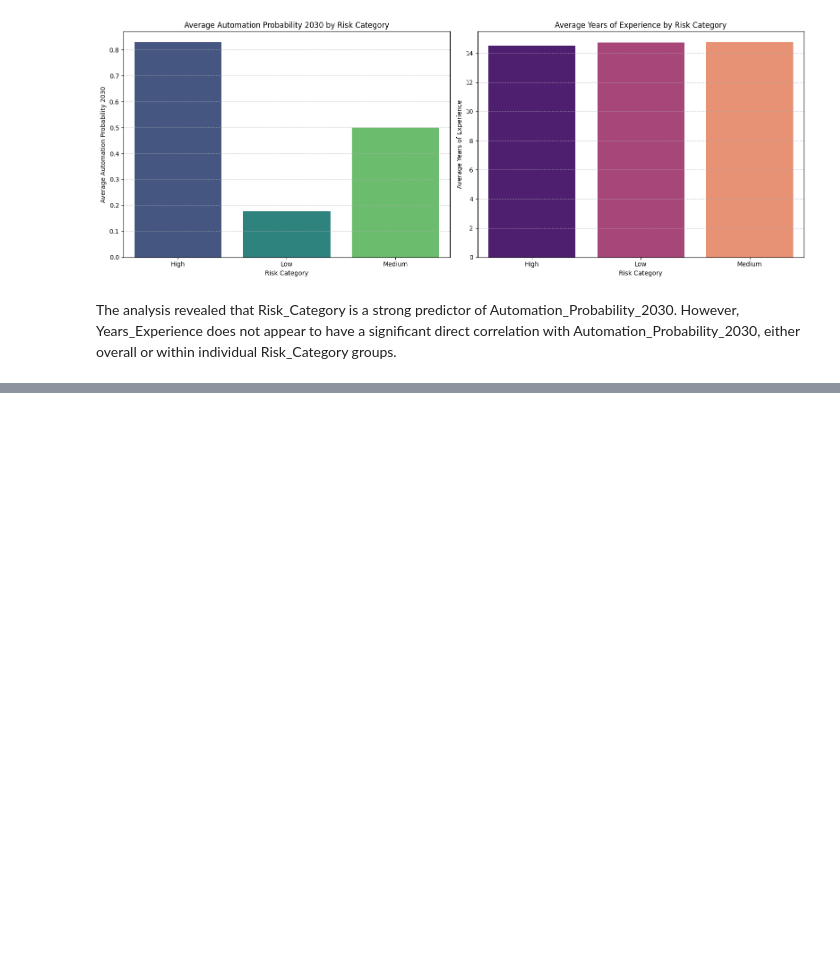
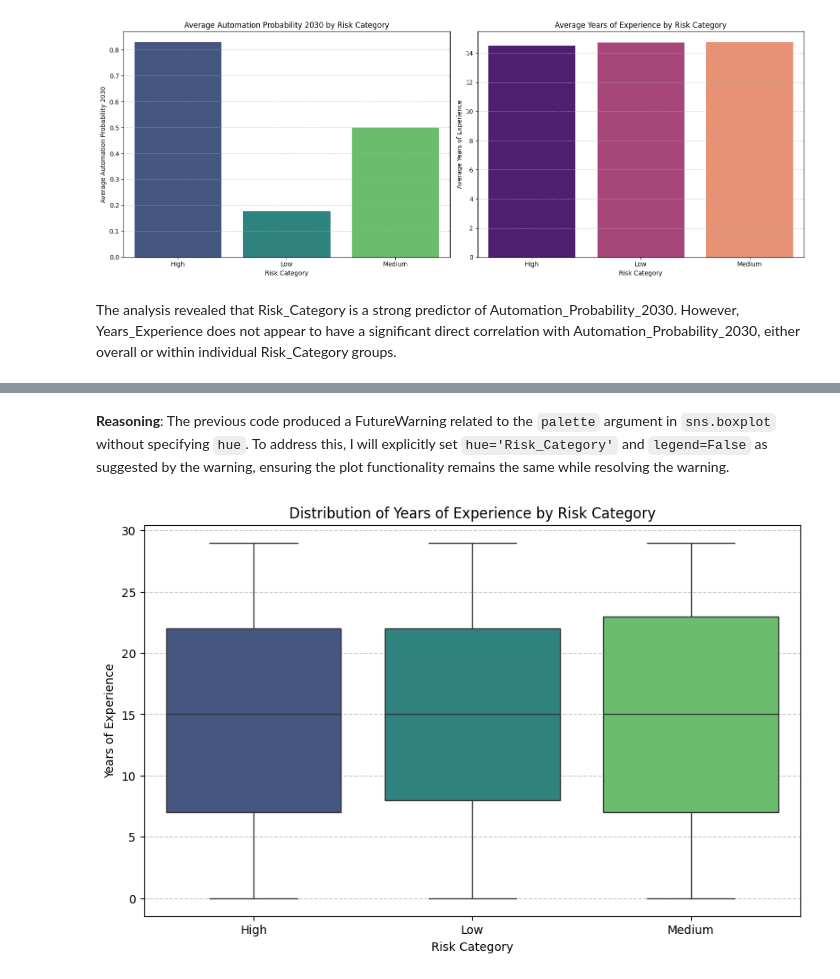
Before and after one commit to diyapant-max/python-foundation, a Jupyter notebook: data_cleanup.ipynb, the cells around one changed output, grey strips where cells are left out. Saved outputs shown, nothing was run; the diff lists cells and outputs as text; code cells hidden in the pictures; blank space fills up the shorter version.

```diff
--- a/data_cleanup.ipynb
+++ b/data_cleanup.ipynb
@@ -152,0 +180,16 @@ The analysis revealed that Risk_Category is a strong predictor of Automation_Pro
+# %% [markdown]
+**Reasoning**:
+The previous code produced a FutureWarning related to the `palette` argument in `sns.boxplot` without specifying `hue`. To address this, I will explicitly set `hue='Risk_Category'` and `legend=False` as suggested by the warning, ensuring the plot functionality remains the same while resolving the warning.
+# %%
+import matplotlib.pyplot as plt
+import seaborn as sns
+
+plt.figure(figsize=(10, 6))
+sns.boxplot(x='Risk_Category', y='Years_Experience', data=df_cleaned, palette='viridis', hue='Risk_Category', legend=False)
+plt.title('Distribution of Years of Experience by Risk Category')
+plt.xlabel('Risk Category')
+plt.ylabel('Years of Experience')
+plt.grid(axis='y', linestyle='--', alpha=0.7)
+plt.show()
+# %% [output]
+[figure, added]
```
Also changed, not shown: parts of 11 cells of this notebook.
